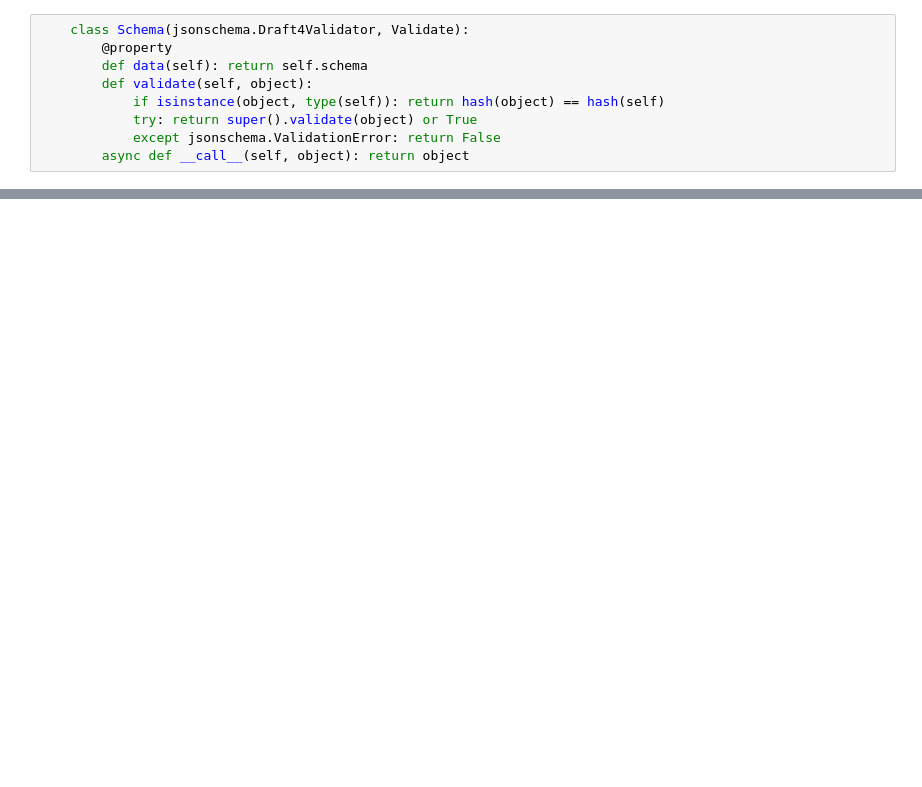
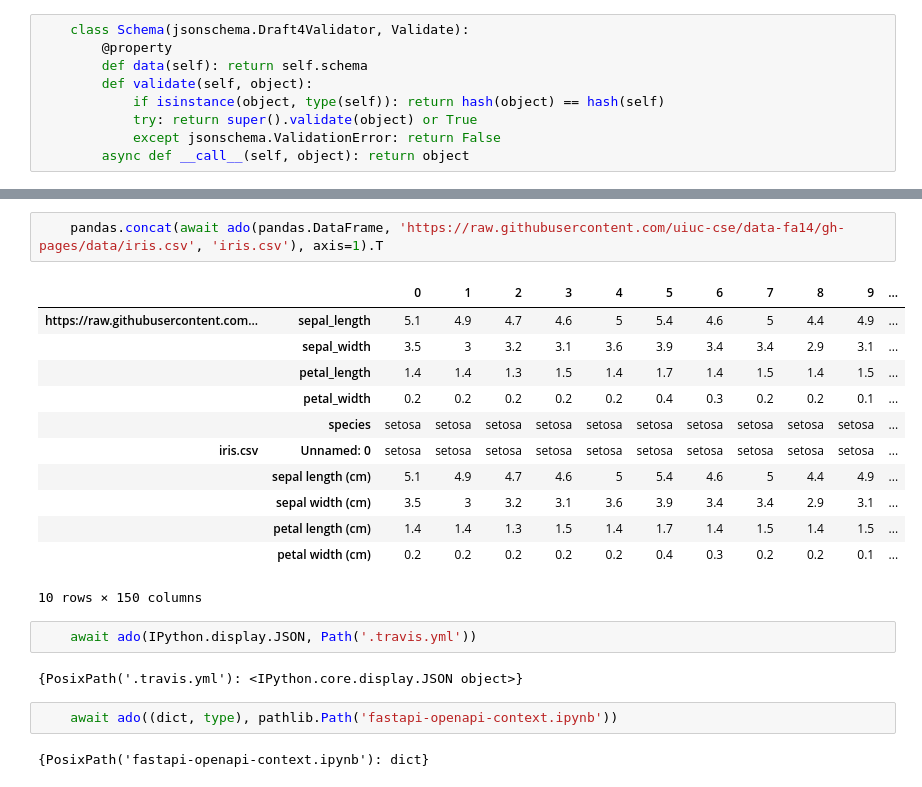
Before and after one commit to deathbeds/ado, a Jupyter notebook: ado.ipynb, the cells around one changed output, grey strips where cells are left out. Cells and saved outputs as stored; diff of their text form; blank space fills up the shorter version.

```diff
--- a/ado.ipynb
+++ b/ado.ipynb
@@ -265,0 +202,23 @@
+# %%
+    pandas.concat(await ado(pandas.DataFrame, 'https://raw.githubusercontent.com/uiuc-cse/data-fa14/gh-pages/data/iris.csv', 'iris.csv'), axis=1).T
+# %% [output]
+|  |  | 0 | 1 | 2 | 3 | 4 | 5 | 6 | 7 | 8 | 9 | ... |
+| https://raw.githubusercontent.com... | sepal_length | 5.1 | 4.9 | 4.7 | 4.6 | 5 | 5.4 | 4.6 | 5 | 4.4 | 4.9 | ... |
+|  | sepal_width | 3.5 | 3 | 3.2 | 3.1 | 3.6 | 3.9 | 3.4 | 3.4 | 2.9 | 3.1 | ... |
+|  | petal_length | 1.4 | 1.4 | 1.3 | 1.5 | 1.4 | 1.7 | 1.4 | 1.5 | 1.4 | 1.5 | ... |
+|  | petal_width | 0.2 | 0.2 | 0.2 | 0.2 | 0.2 | 0.4 | 0.3 | 0.2 | 0.2 | 0.1 | ... |
+|  | species | setosa | setosa | setosa | setosa | setosa | setosa | setosa | setosa | setosa | setosa | ... |
+| iris.csv | Unnamed: 0 | setosa | setosa | setosa | setosa | setosa | setosa | setosa | setosa | setosa | setosa | ... |
+|  | sepal length (cm) | 5.1 | 4.9 | 4.7 | 4.6 | 5 | 5.4 | 4.6 | 5 | 4.4 | 4.9 | ... |
+|  | sepal width (cm) | 3.5 | 3 | 3.2 | 3.1 | 3.6 | 3.9 | 3.4 | 3.4 | 2.9 | 3.1 | ... |
+|  | petal length (cm) | 1.4 | 1.4 | 1.3 | 1.5 | 1.4 | 1.7 | 1.4 | 1.5 | 1.4 | 1.5 | ... |
+|  | petal width (cm) | 0.2 | 0.2 | 0.2 | 0.2 | 0.2 | 0.4 | 0.3 | 0.2 | 0.2 | 0.1 | ... |
+10 rows × 150 columns
+# %%
+    await ado(IPython.display.JSON, Path('.travis.yml'))
+# %% [output]
+{PosixPath('.travis.yml'): <IPython.core.display.JSON object>}
+# %%
+    await ado((dict, type), pathlib.Path('fastapi-openapi-context.ipynb'))
+# %% [output]
+{PosixPath('fastapi-openapi-context.ipynb'): dict}
```
Also changed, not shown: parts of 41 cells of this notebook.
